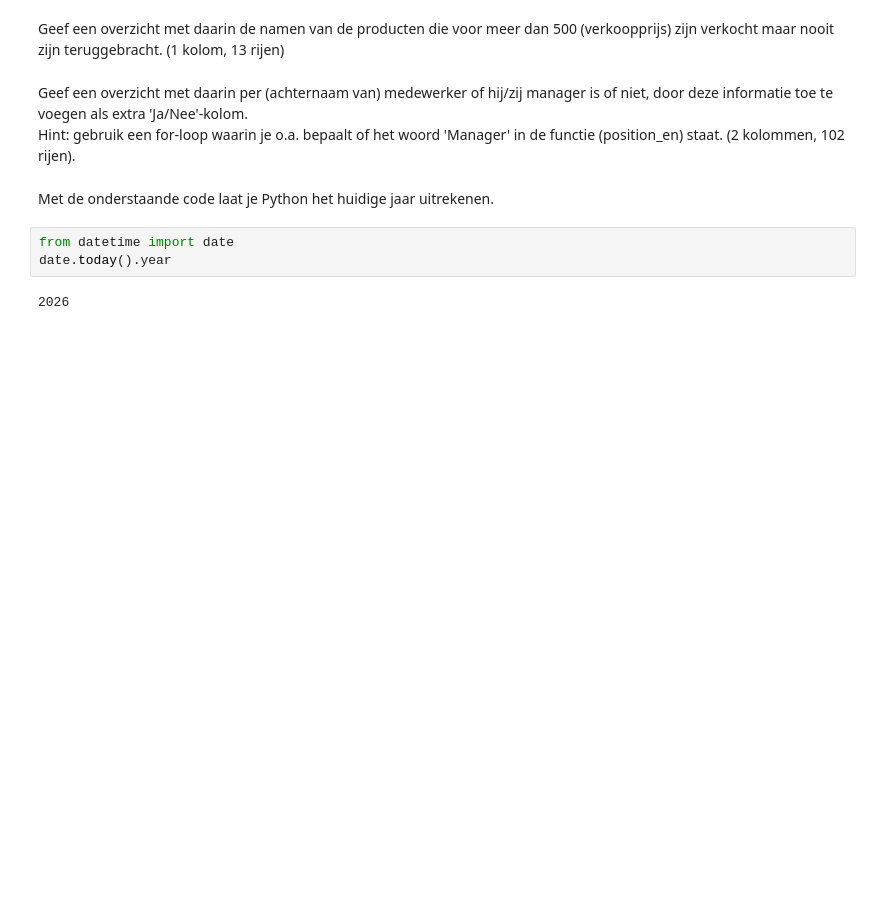
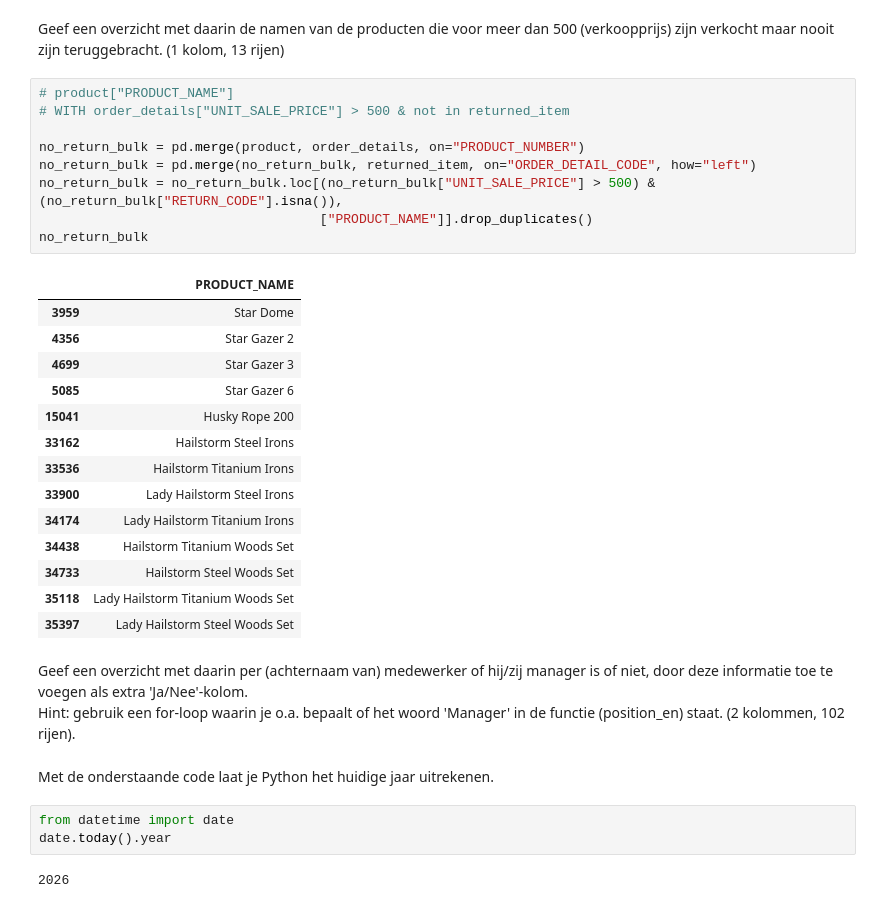
Before and after one commit to Sjoerd05/DEAI-Portfolio, a Jupyter notebook: DEAI - Pythonweek WC Dataselectie met pandas/Opdrachten.ipynb, the cells around one changed output. Cells and saved outputs as stored; diff of their text form; blank space fills up the shorter version.

```diff
--- a/DEAI - Pythonweek WC Dataselectie met pandas/Opdrachten.ipynb
+++ b/DEAI - Pythonweek WC Dataselectie met pandas/Opdrachten.ipynb
@@ -525,5 +572,29 @@ Geef een overzicht met daarin het aantal producten waarvan de marge lager is dan
 # %% [markdown]
 Geef een overzicht met daarin de namen van de producten die voor meer dan 500 (verkoopprijs) zijn verkocht maar nooit zijn teruggebracht. (1 kolom, 13 rijen)
+# %%
+# product["PRODUCT_NAME"]
+# WITH order_details["UNIT_SALE_PRICE"] > 500 & not in returned_item
+
+no_return_bulk = pd.merge(product, order_details, on="PRODUCT_NUMBER")
+no_return_bulk = pd.merge(no_return_bulk, returned_item, on="ORDER_DETAIL_CODE", how="left")
+no_return_bulk = no_return_bulk.loc[(no_return_bulk["UNIT_SALE_PRICE"] > 500) & (no_return_bulk["RETURN_CODE"].isna()),
+                                    ["PRODUCT_NAME"]].drop_duplicates()
+no_return_bulk
+# %% [output]
+|  | PRODUCT_NAME |
+| 3959 | Star Dome |
+| 4356 | Star Gazer 2 |
+| 4699 | Star Gazer 3 |
+| 5085 | Star Gazer 6 |
+| 15041 | Husky Rope 200 |
+| 33162 | Hailstorm Steel Irons |
+| 33536 | Hailstorm Titanium Irons |
+| 33900 | Lady Hailstorm Steel Irons |
+| 34174 | Lady Hailstorm Titanium Irons |
+| 34438 | Hailstorm Titanium Woods Set |
+| 34733 | Hailstorm Steel Woods Set |
+| 35118 | Lady Hailstorm Titanium Woods Set |
+| 35397 | Lady Hailstorm Steel Woods Set |
 # %% [markdown]
 Geef een overzicht met daarin per (achternaam van) medewerker of hij/zij manager is of niet, door deze informatie toe te voegen als extra 'Ja/Nee'-kolom.<br>
 Hint: gebruik een for-loop waarin je o.a. bepaalt of het woord 'Manager' in de functie (position_en) staat. (2 kolommen, 102 rijen).
```
Also changed, not shown: parts of 2 cells of this notebook.
